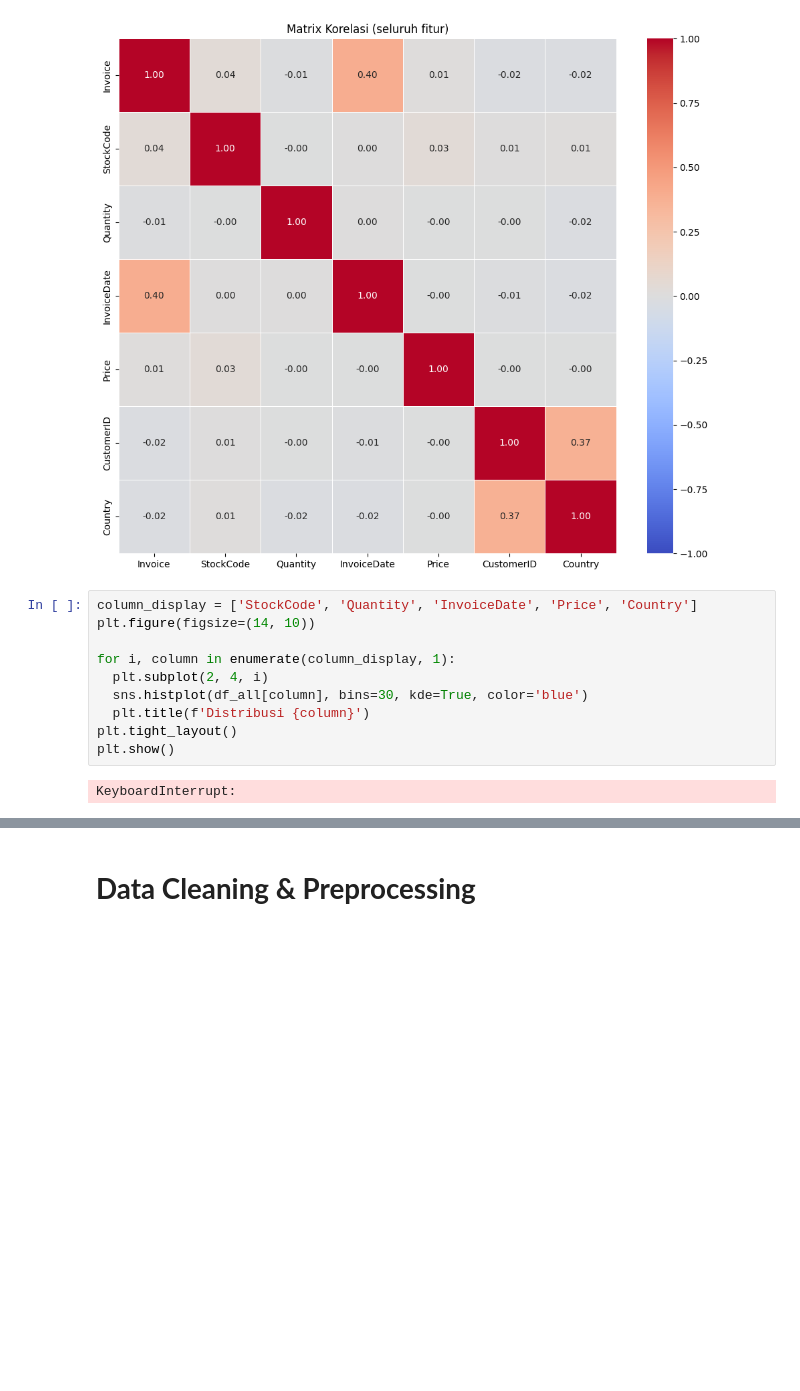
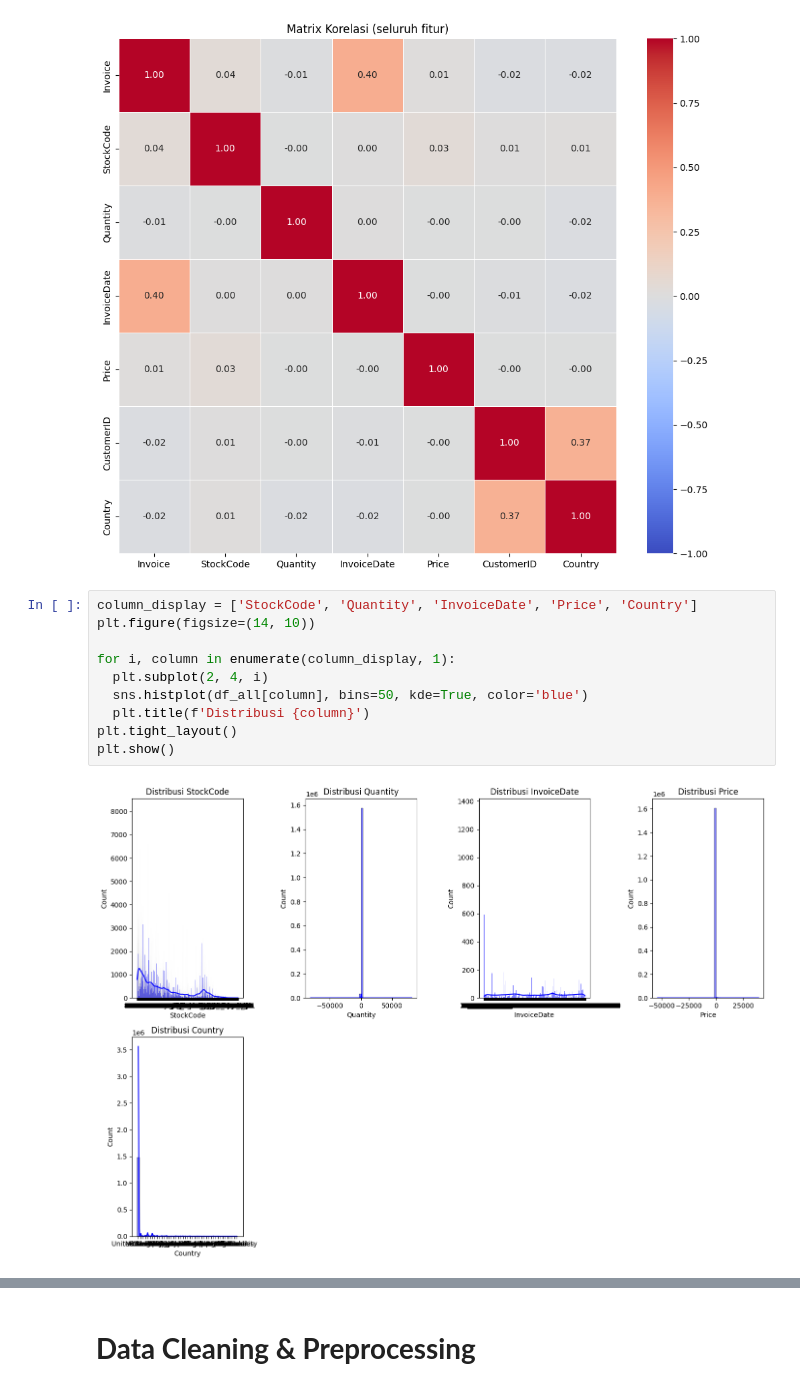
Before and after one commit to ShiftorTheOrca/asah-capstone, a Jupyter notebook: Asah_Fetch_A25_CS328.ipynb, the cells around one changed output, grey strips where cells are left out. Drawn from its saved outputs; the diff is of its cells as text; blank space fills up the shorter version.

```diff
--- a/Asah_Fetch_A25_CS328.ipynb
+++ b/Asah_Fetch_A25_CS328.ipynb
@@ -158,12 +158,12 @@ plt.show()
 # %%
 column_display = ['StockCode', 'Quantity', 'InvoiceDate', 'Price', 'Country']
 plt.figure(figsize=(14, 10))
 
 for i, column in enumerate(column_display, 1):
   plt.subplot(2, 4, i)
-  sns.histplot(df_all[column], bins=30, kde=True, color='blue')
+  sns.histplot(df_all[column], bins=50, kde=True, color='blue')
   plt.title(f'Distribusi {column}')
 plt.tight_layout()
 plt.show()
 # %% [output]
-KeyboardInterrupt:
+[figure, added]
```
Also changed, not shown: parts of 27 cells of this notebook.
